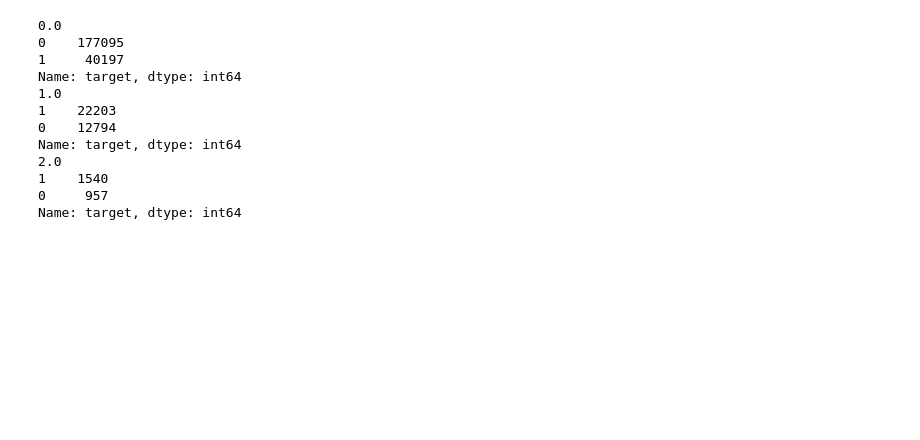
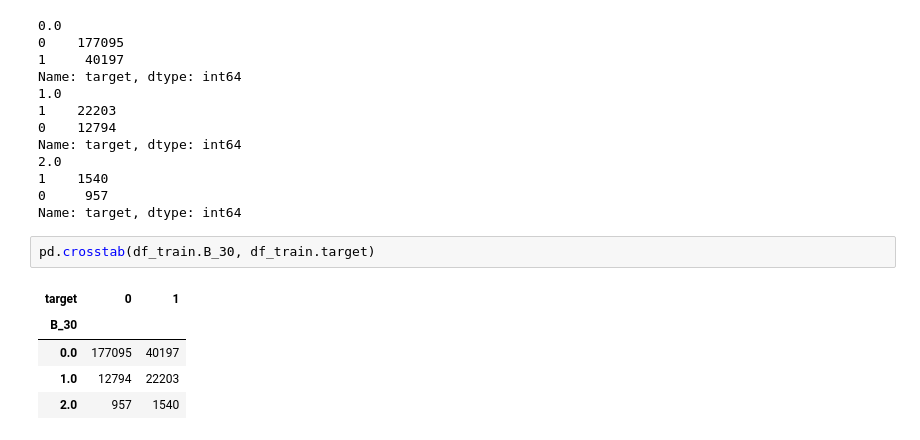
Before and after one commit to We-Need-More-RAM/amex_default_prediction, a Jupyter notebook: notebooks/ak/train-exploration.ipynb, the cells around one changed output. Cells and saved outputs as stored; diff of their text form; blank space fills up the shorter version.

```diff
--- a/notebooks/ak/train-exploration.ipynb
+++ b/notebooks/ak/train-exploration.ipynb
@@ -141,3 +165,11 @@ Name: target, dtype: int64
 1    1540
 0     957
 Name: target, dtype: int64
+# %%
+pd.crosstab(df_train.B_30, df_train.target)
+# %% [output]
+| target | 0 | 1 |
+| B_30 |  |  |
+| 0.0 | 177095 | 40197 |
+| 1.0 | 12794 | 22203 |
+| 2.0 | 957 | 1540 |
```
Also changed, not shown: parts of 5 cells of this notebook.
